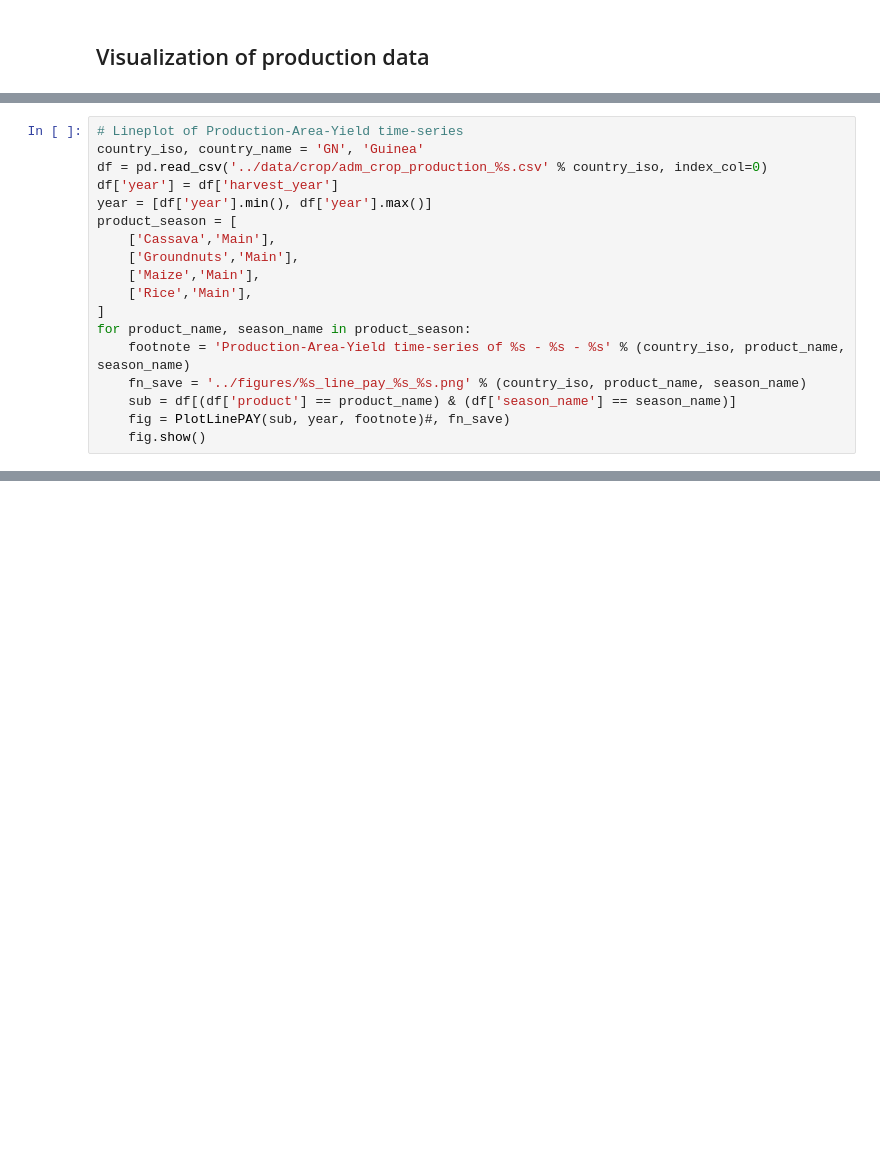
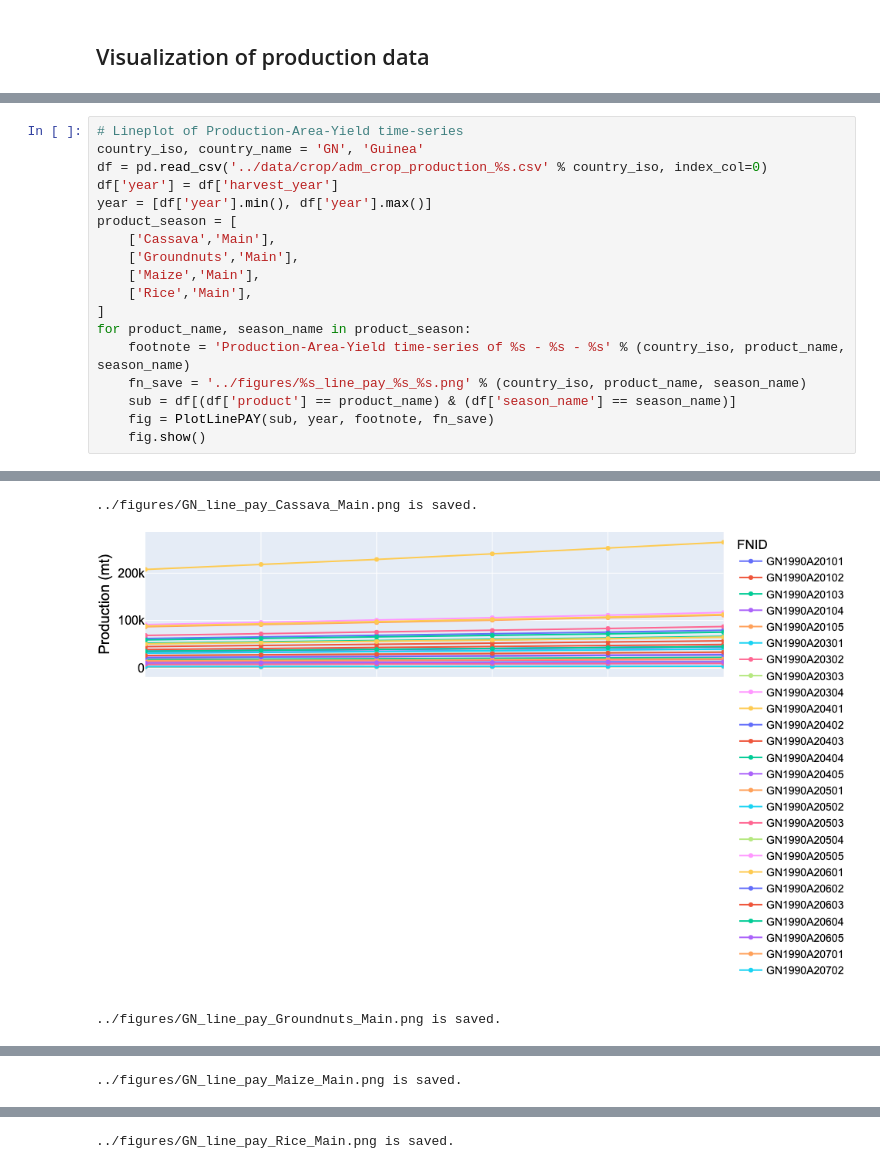
Before and after one commit to HarvestStat/HarvestStat, a Jupyter notebook: notebook/CropData_GN_Profile.ipynb, the cells around one changed output, grey strips where cells are left out. Drawn from its saved outputs; the diff is of its cells as text; blank space fills up the shorter version.

```diff
--- a/notebook/CropData_GN_Profile.ipynb
+++ b/notebook/CropData_GN_Profile.ipynb
@@ -217,6 +217,6 @@ for product_name, season_name in product_season:
     footnote = 'Production-Area-Yield time-series of %s - %s - %s' % (country_iso, product_name, season_name)
     fn_save = '../figures/%s_line_pay_%s_%s.png' % (country_iso, product_name, season_name)
     sub = df[(df['product'] == product_name) & (df['season_name'] == season_name)]
-    fig = PlotLinePAY(sub, year, footnote)#, fn_save)
+    fig = PlotLinePAY(sub, year, footnote, fn_save)
     fig.show()
 # %% [output]
@@ -226,0 +223,3 @@ for product_name, season_name in product_season:
+../figures/GN_line_pay_Cassava_Main.png is saved.
+[figure, added]
+../figures/GN_line_pay_Groundnuts_Main.png is saved.
@@ -226,0 +227 @@ for product_name, season_name in product_season:
+../figures/GN_line_pay_Maize_Main.png is saved.
@@ -226,0 +229 @@ for product_name, season_name in product_season:
+../figures/GN_line_pay_Rice_Main.png is saved.
```
Also changed, not shown: parts of 3 cells of this notebook, 48 other files.
